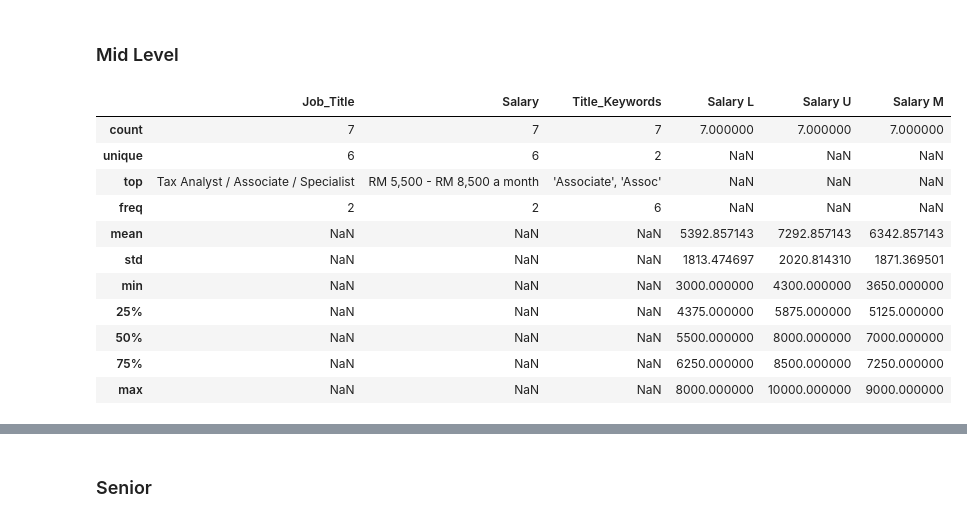
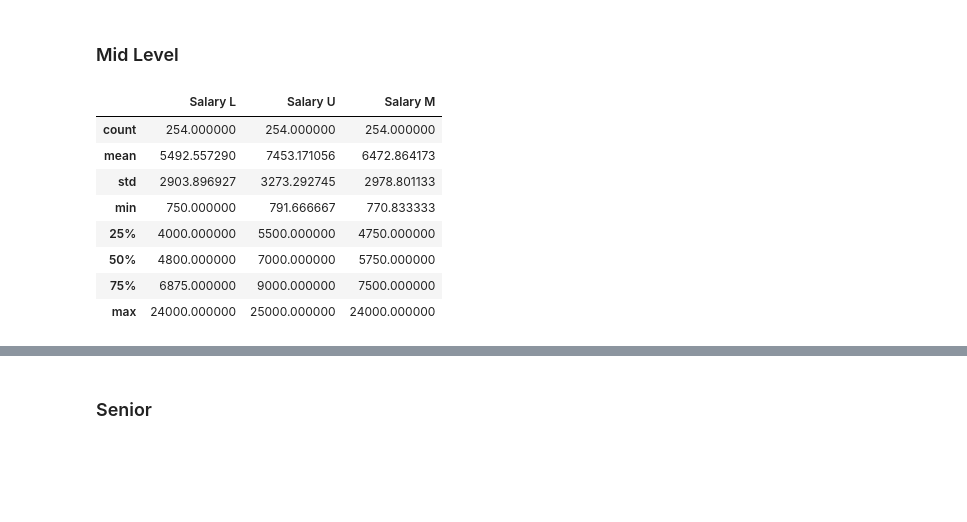
Before and after one commit to binxuankong/skills-ontology-project, a Jupyter notebook: Malaysia Data Professional Salary Insights.ipynb, the cells around one changed output, grey strips where cells are left out. Drawn from its saved outputs; the diff is of its cells as text; code cells hidden in the pictures; blank space fills up the shorter version.

```diff
--- a/Malaysia Data Professional Salary Insights.ipynb
+++ b/Malaysia Data Professional Salary Insights.ipynb
@@ -201,14 +201,14 @@ senior = ['Senior', 'Lead', 'Consultant', 'Sr', 'Sr.', 'Chief', 'Head']
 def assign_level(title_keywords):
     if title_keywords is None:
         return None
-    levels = []
+    levels = ""
     titles = [t.strip(" ") for t in title_keywords.split(",")]
     if len([t for t in titles if t.strip("'") in juniors]) > 0:
-        levels.append("Junior")
+        levels += "Junior"
     if len([t for t in titles if t.strip("'") in mid_level]) > 0:
-        levels.append("Mid Level")
+        levels += " Mid Level"
     if len([t for t in titles if t.replace("'", "") in senior]) > 0:
-        levels.append("Senior")
+        levels += " Senior"
     return levels
 # %%
 df_das['Levels'] = df_das['Title_Keywords'].apply(lambda x: assign_level(x))
@@ -325,6 +329,18 @@ def extract_salary(df_job):
     df['Salary U'] = df['Salary U'].map(lambda x: ''.join(filter(str.isdigit, x)))
     df['Salary L'] = df['Salary L'].map(lambda x: float(x.replace(',', '')))
     df['Salary U'] = df['Salary U'].map(lambda x: float(x.replace(',', '')))
+    # Convert hours to month
+    # Average 166.4 hours of work per month
+    df.loc[df['Salary'].str.contains('hour'), 'Salary L'] *= 166.4
+    df.loc[df['Salary'].str.contains('hour'), 'Salary U'] *= 166.4
+    # Convert days to month
+    # Average 20.8 days of work per month
+    df.loc[df['Salary'].str.contains('day'), 'Salary L'] *= 20.8
+    df.loc[df['Salary'].str.contains('day'), 'Salary U'] *= 20.8
+    # Convert weeks to month
+    # Average 4.3 weeks of work per month
+    df.loc[df['Salary'].str.contains('week'), 'Salary L'] *= 4.345
+    df.loc[df['Salary'].str.contains('week'), 'Salary U'] *= 4.345
     # Convert years to month
     df.loc[df['Salary'].str.contains('year'), 'Salary L'] /= 12
     df.loc[df['Salary'].str.contains('year'), 'Salary U'] /= 12
@@ -552,18 +539,16 @@ plot_distribution(df_da_jr['Salary M'], title="Salary (Junior)")
 # %% [markdown]
 ### Mid Level
 # %%
-df_da_ml = df_dac[df_dac['Title_Keywords'].str.contains('|'.join(mid_level), na=False)]
-df_da_ml.describe(include='all')
+df_da_ml = df_dac[(df_dac['Levels'].str.contains("Mid Level", na=False)) |
+                  (df_dac['Level_from_Year'].str.contains("Mid Level", na=False))]
+df_da_ml.describe()
 # %% [output]
-|  | Job_Title | Salary | Title_Keywords | Salary L | Salary U | Salary M |
-| count | 7 | 7 | 7 | 7.000000 | 7.000000 | 7.000000 |
-| unique | 6 | 6 | 2 | NaN | NaN | NaN |
-| top | Tax Analyst / Associate / Specialist | RM 5,500 - RM 8,500 a month | 'Associate', 'Assoc' | NaN | NaN | NaN |
-| freq | 2 | 2 | 6 | NaN | NaN | NaN |
-| mean | NaN | NaN | NaN | 5392.857143 | 7292.857143 | 6342.857143 |
-| std | NaN | NaN | NaN | 1813.474697 | 2020.814310 | 1871.369501 |
-| min | NaN | NaN | NaN | 3000.000000 | 4300.000000 | 3650.000000 |
-| 25% | NaN | NaN | NaN | 4375.000000 | 5875.000000 | 5125.000000 |
-| 50% | NaN | NaN | NaN | 5500.000000 | 8000.000000 | 7000.000000 |
-| 75% | NaN | NaN | NaN | 6250.000000 | 8500.000000 | 7250.000000 |
-| max | NaN | NaN | NaN | 8000.000000 | 10000.000000 | 9000.000000 |
+|  | Salary L | Salary U | Salary M |
+| count | 254.000000 | 254.000000 | 254.000000 |
+| mean | 5492.557290 | 7453.171056 | 6472.864173 |
+| std | 2903.896927 | 3273.292745 | 2978.801133 |
+| min | 750.000000 | 791.666667 | 770.833333 |
+| 25% | 4000.000000 | 5500.000000 | 4750.000000 |
+| 50% | 4800.000000 | 7000.000000 | 5750.000000 |
+| 75% | 6875.000000 | 9000.000000 | 7500.000000 |
+| max | 24000.000000 | 25000.000000 | 24000.000000 |
```
Also changed, not shown: parts of 55 cells of this notebook.
